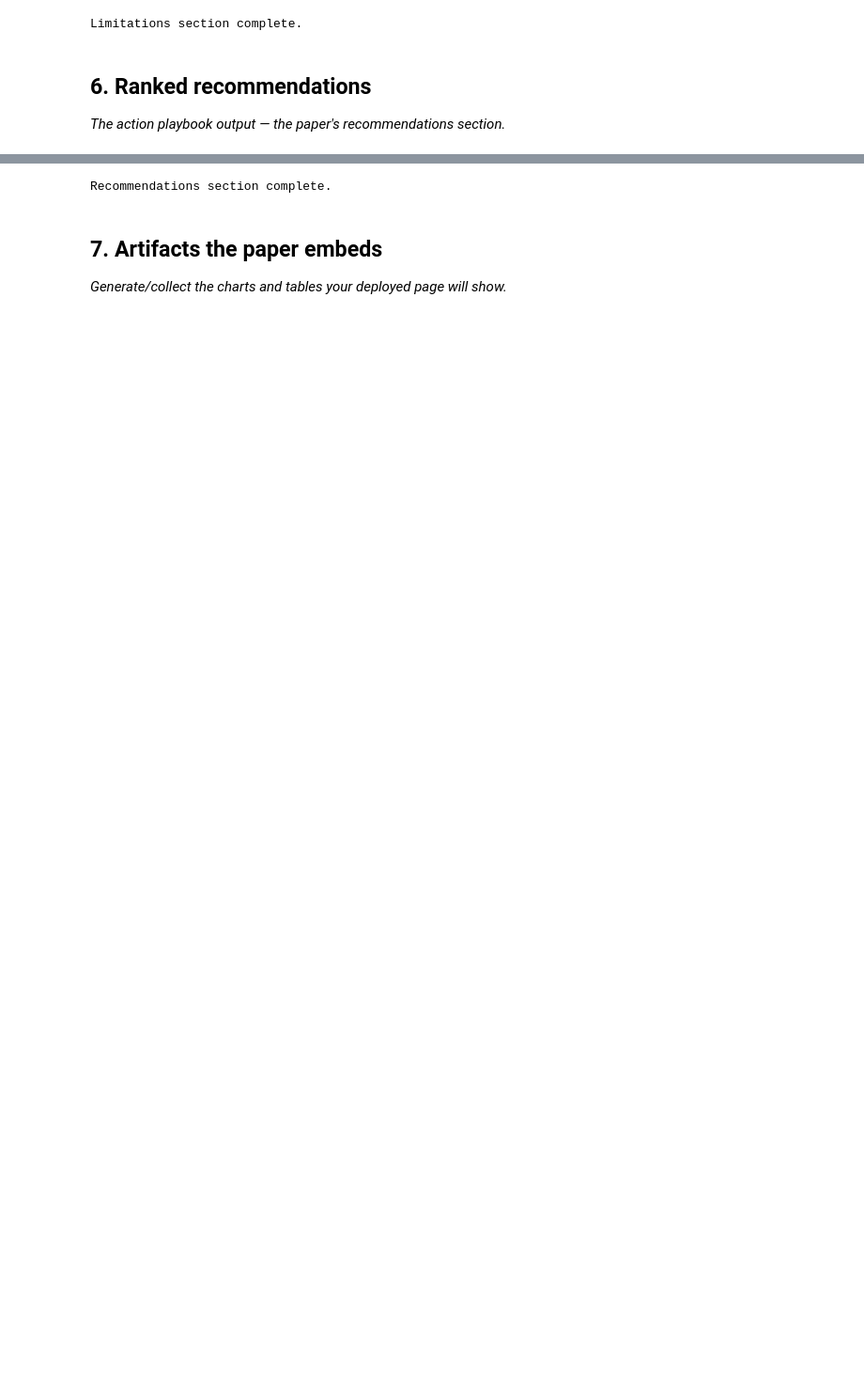
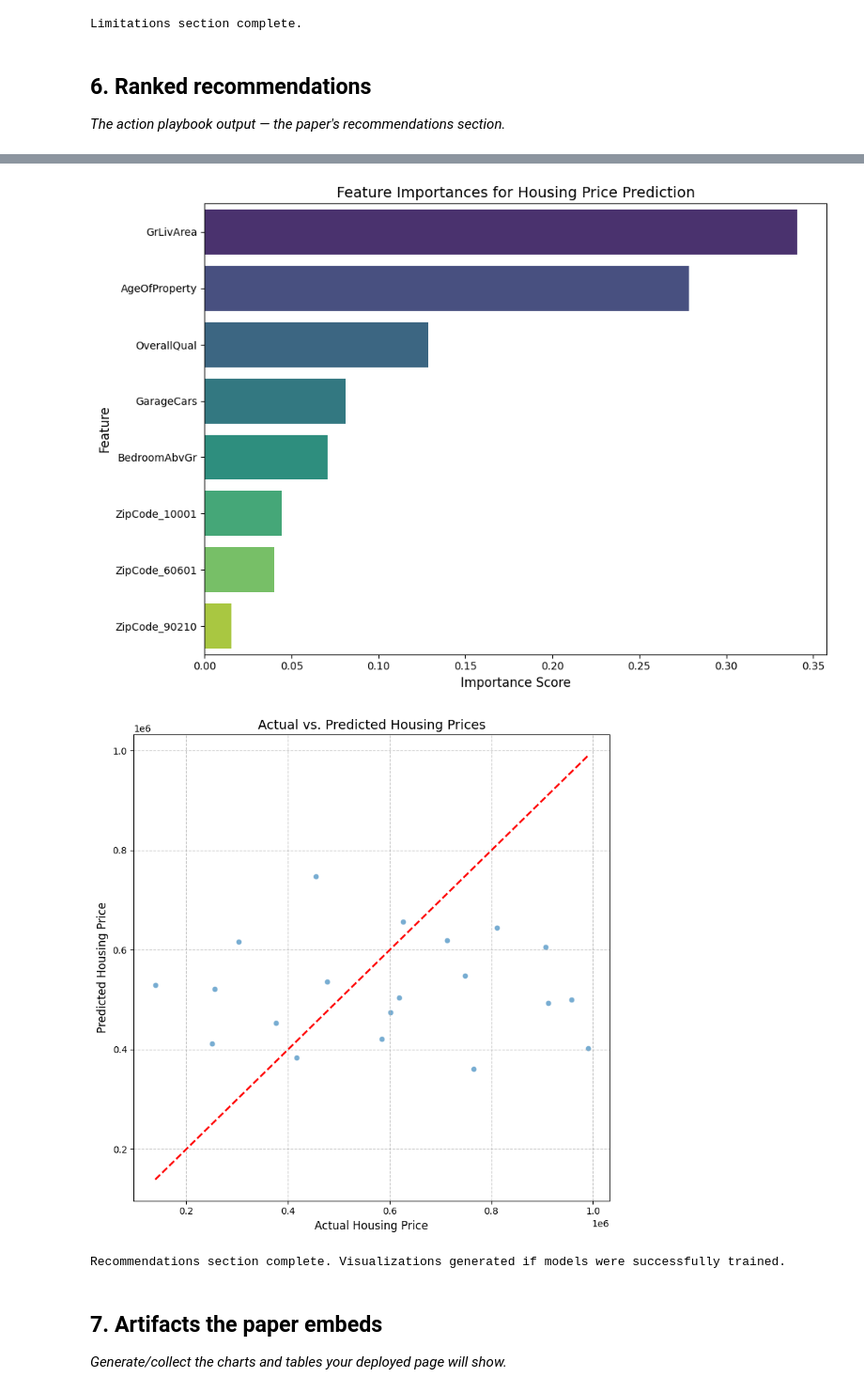
Before and after one commit to kunaaaaaal-cmd/ml-internship-starter, a Jupyter notebook: work/notebooks/capstone.ipynb, the cells around one changed output, grey strips where cells are left out. Shown at 94% size. Saved outputs shown, nothing was run; the diff lists cells and outputs as text; code cells hidden in the pictures; blank space fills up the shorter version.

```diff
--- a/work/notebooks/capstone.ipynb
+++ b/work/notebooks/capstone.ipynb
@@ -176,21 +346,61 @@ These recommendations are designed to be actionable and are presented with their
 # %%
 import matplotlib.pyplot as plt
 import seaborn as sns
+import pandas as pd # Ensure pandas is imported
 
 # Placeholder for generating visualizations that support recommendations
 # For example, if recommendations are based on feature importance:
-# if 'developed_model' in locals():
-#    feature_importances = pd.Series(developed_model.feature_importances_, index=X.columns).sort_values(ascending=False)
-#    fig, ax = plt.subplots(figsize=(10, 6))
-#    sns.barplot(x=feature_importances, y=feature_importances.index, ax=ax)
-#    ax.set_title('Feature Importances')
-#    plt.tight_layout()
-#    plt.show()
-#    # You would then save this figure or display it as an artifact.
+if 'developed_model_pipeline' in locals():
+    # Access the regressor from the pipeline
+    developed_model = developed_model_pipeline.named_steps['regressor']
 
-print("Recommendations section complete.")
+    # Get feature names after one-hot encoding
+    preprocessor = developed_model_pipeline.named_steps['preprocessor']
+    ohe_feature_names = preprocessor.named_transformers_['cat'].get_feature_names_out(categorical_features)
+    all_feature_names = list(numerical_features) + list(ohe_feature_names)
+
+    if hasattr(developed_model, 'feature_importances_'): # For tree-based models
+        feature_importances = pd.Series(developed_model.feature_importances_, index=all_feature_names).sort_values(ascending=False)
+        fig_importance, ax = plt.subplots(figsize=(10, 7))
+        sns.barplot(x=feature_importances, y=feature_importances.index, ax=ax, palette='viridis', hue=feature_importances.index, legend=False)
+        ax.set_title('Feature Importances for Housing Price Prediction', fontsize=14)
+        ax.set_xlabel('Importance Score', fontsize=12)
+        ax.set_ylabel('Feature', fontsize=12)
+        plt.tight_layout()
+        plt.show()
+        # You would then save this figure or display it as an artifact.
+        # E.g., fig_importance.savefig('feature_importance.png')
+    elif hasattr(developed_model, 'coef_'): # For linear models
+        coefs = developed_model.coef_
+        # For linear models, coefficients directly reflect importance (after scaling)
+        coef_series = pd.Series(coefs, index=all_feature_names).sort_values(ascending=False)
+        fig_coef, ax = plt.subplots(figsize=(10, 7))
+        sns.barplot(x=coef_series, y=coef_series.index, ax=ax, palette='coolwarm', hue=coef_series.index, legend=False)
+        ax.set_title('Feature Coefficients for Housing Price Prediction (Scaled)', fontsize=14)
+        ax.set_xlabel('Coefficient Value', fontsize=12)
+        ax.set_ylabel('Feature', fontsize=12)
+        plt.tight_layout()
+        plt.show()
+        # E.g., fig_coef.savefig('feature_coefficients.png')
+
+# Placeholder for a scatter plot of predicted vs actual prices
+if 'y_test' in locals() and 'y_pred_developed' in locals():
+    fig_scatter, ax_scatter = plt.subplots(figsize=(8, 8))
+    sns.scatterplot(x=y_test, y=y_pred_developed, ax=ax_scatter, alpha=0.6)
+    ax_scatter.plot([y_test.min(), y_test.max()], [y_test.min(), y_test.max()], 'r--', lw=2) # Perfect prediction line
+    ax_scatter.set_xlabel('Actual Housing Price', fontsize=12)
+    ax_scatter.set_ylabel('Predicted Housing Price', fontsize=12)
+    ax_scatter.set_title('Actual vs. Predicted Housing Prices', fontsize=14)
+    plt.grid(True, linestyle='--', alpha=0.7)
+    plt.tight_layout()
+    plt.show()
+    # E.g., fig_scatter.savefig('actual_vs_predicted.png')
+
+print("Recommendations section complete. Visualizations generated if models were successfully trained.")
 # %% [output]
+[figure, added]
+[figure, added]
-Recommendations section complete.
+Recommendations section complete. Visualizations generated if models were successfully trained.
 # %% [markdown]
 ## 7. Artifacts the paper embeds
 
```
Also changed, not shown: parts of 18 cells of this notebook.
